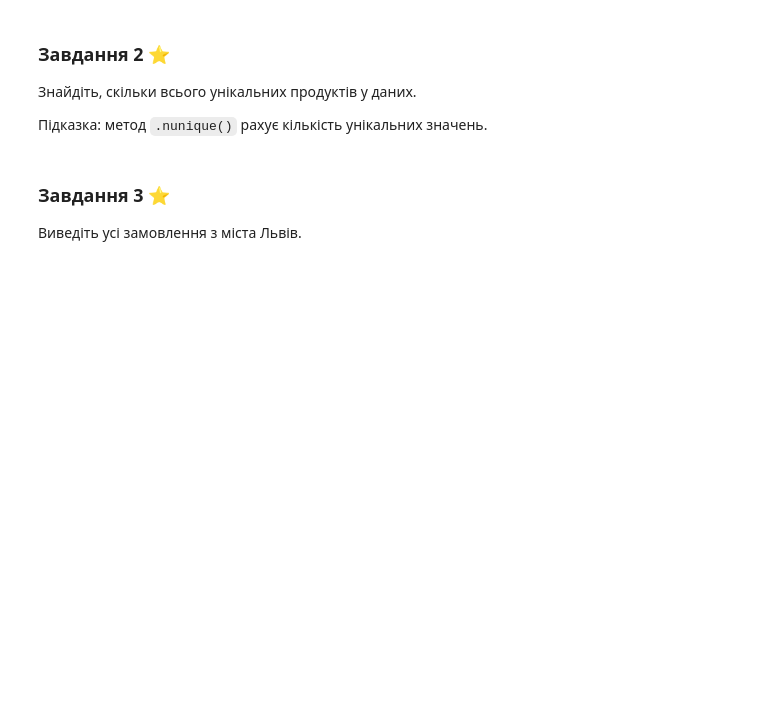
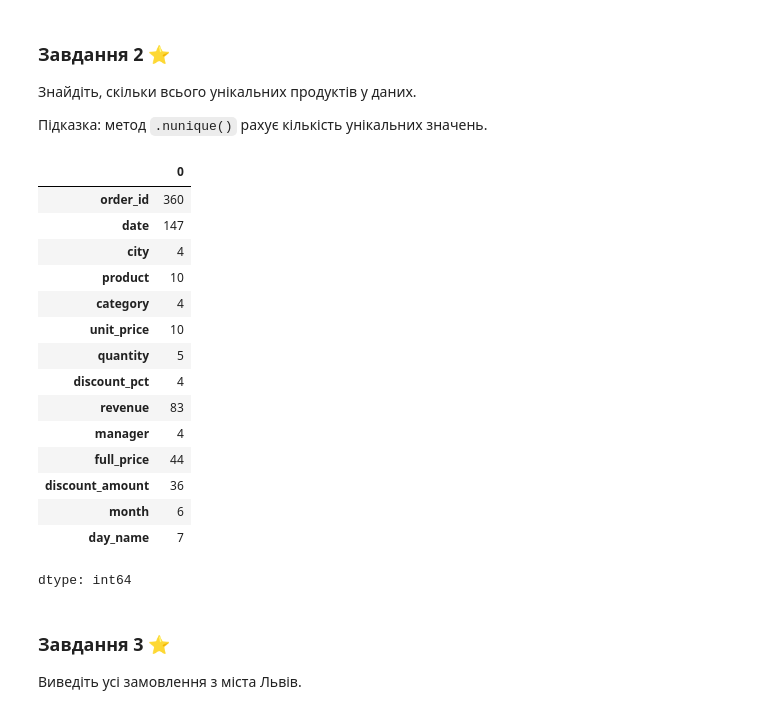
Before and after one commit to ParusSlava/DTA_2026, a Jupyter notebook: classmade/26_05_26_nazar_pandas_lecture.ipynb, the cells around one changed output. Cells and saved outputs as stored; diff of their text form; code cells hidden in the pictures; blank space fills up the shorter version.

```diff
--- a/classmade/26_05_26_nazar_pandas_lecture.ipynb
+++ b/classmade/26_05_26_nazar_pandas_lecture.ipynb
@@ -242,6 +523,24 @@ monthly.plot(kind="bar", title="Виручка по місяцях")
 Підказка: метод `.nunique()` рахує кількість унікальних значень.
 # %%
 # Ваш код:
+df.nunique()
+# %% [output]
+|  | 0 |
+| order_id | 360 |
+| date | 147 |
+| city | 4 |
+| product | 10 |
+| category | 4 |
+| unit_price | 10 |
+| quantity | 5 |
+| discount_pct | 4 |
+| revenue | 83 |
+| manager | 4 |
+| full_price | 44 |
+| discount_amount | 36 |
+| month | 6 |
+| day_name | 7 |
+dtype: int64
 # %% [markdown]
 ### Завдання 3 ⭐
 Виведіть усі замовлення з міста Львів.
```
Also changed, not shown: parts of 35 cells of this notebook.
